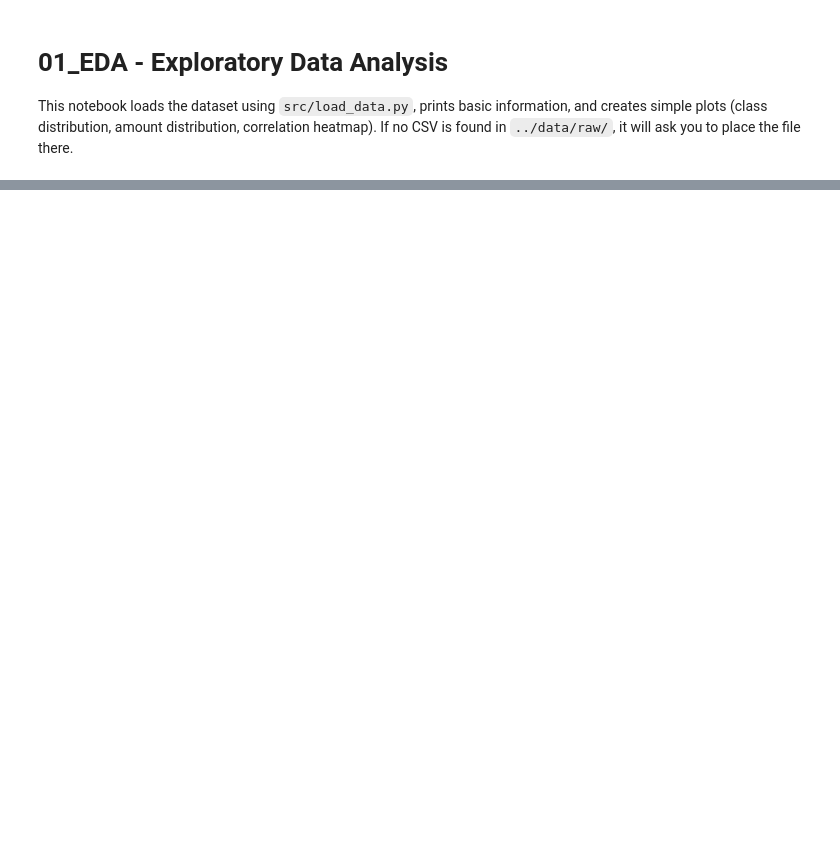
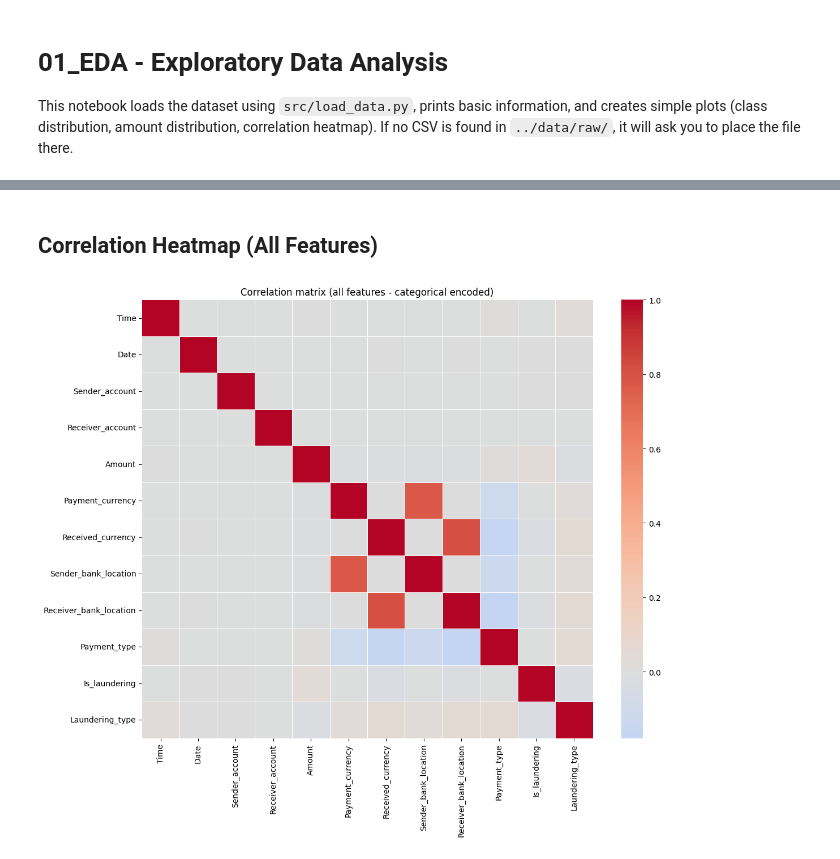
Before and after one commit to Mazen-Elsayed/Anti-Money-Laundering-AML-Detection-System, a Jupyter notebook: notebooks/01_EDA.ipynb, the cells around one changed output, grey strips where cells are left out. Saved outputs shown, nothing was run; the diff lists cells and outputs as text; code cells hidden in the pictures; blank space fills up the shorter version.

```diff
--- a/notebooks/01_EDA.ipynb
+++ b/notebooks/01_EDA.ipynb
@@ -99,0 +101,23 @@ Describe:
+# %% [markdown]
+## Correlation Heatmap (All Features)
+# %%
+# Create a copy for encoding
+df_encoded = df.copy()
+
+# Encode categorical/object columns as numeric
+for col in df_encoded.columns:
+    if df_encoded[col].dtype == 'object' or df_encoded[col].dtype.name == 'category':
+        df_encoded[col] = pd.Categorical(df_encoded[col]).codes
+
+# Calculate correlation matrix
+if df_encoded.shape[1] >= 2:
+    corr = df_encoded.corr()
+    plt.figure(figsize=(12,10))
+    sns.heatmap(corr, cmap='coolwarm', center=0, linewidths=0.5, annot=False, fmt='.2f')
+    plt.title('Correlation matrix (all features - categorical encoded)')
+    plt.tight_layout()
+    plt.show()
+else:
+    print('Not enough columns for correlation matrix.')
+# %% [output]
+[figure, added]
```
Also changed, not shown: parts of 5 cells of this notebook, 2 other files.
